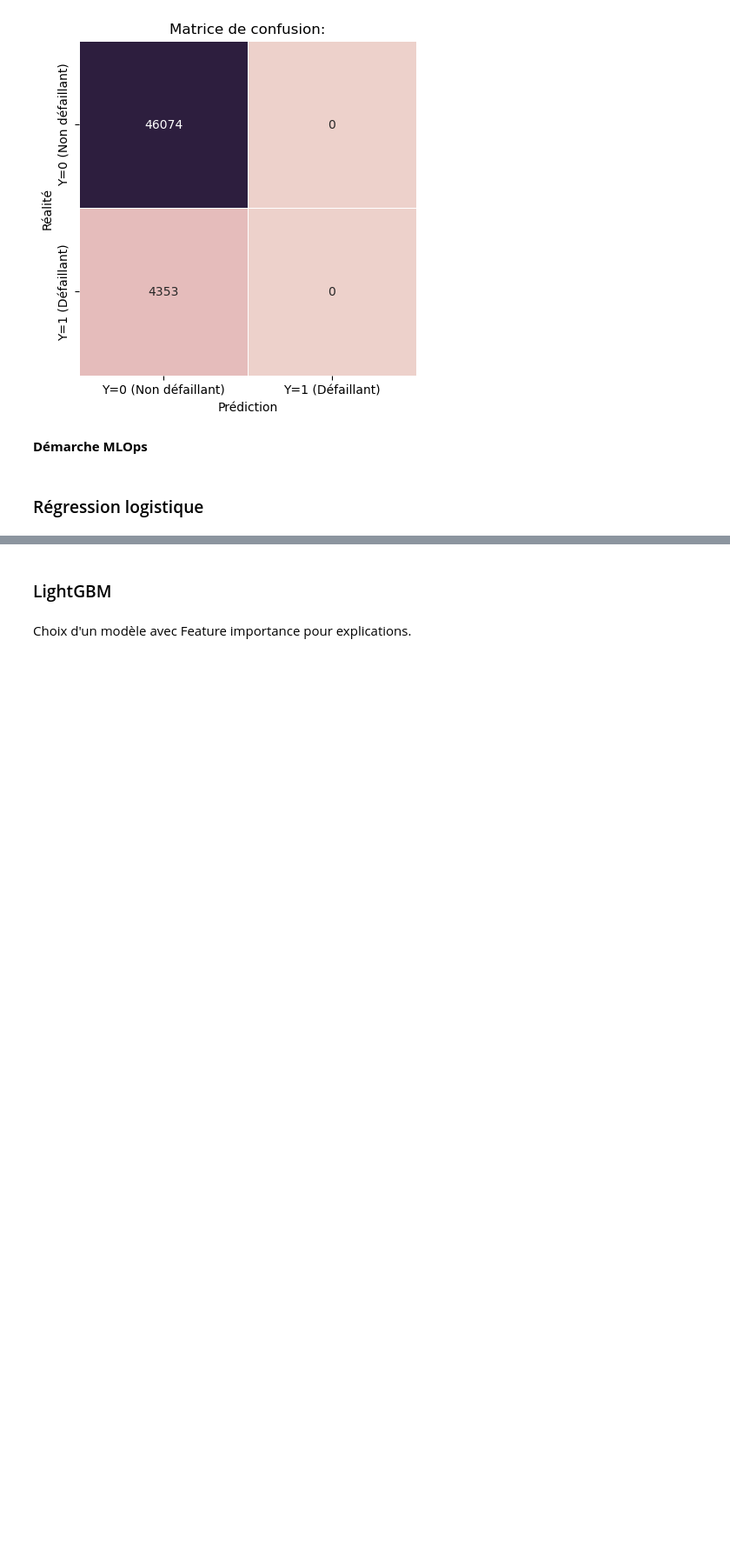
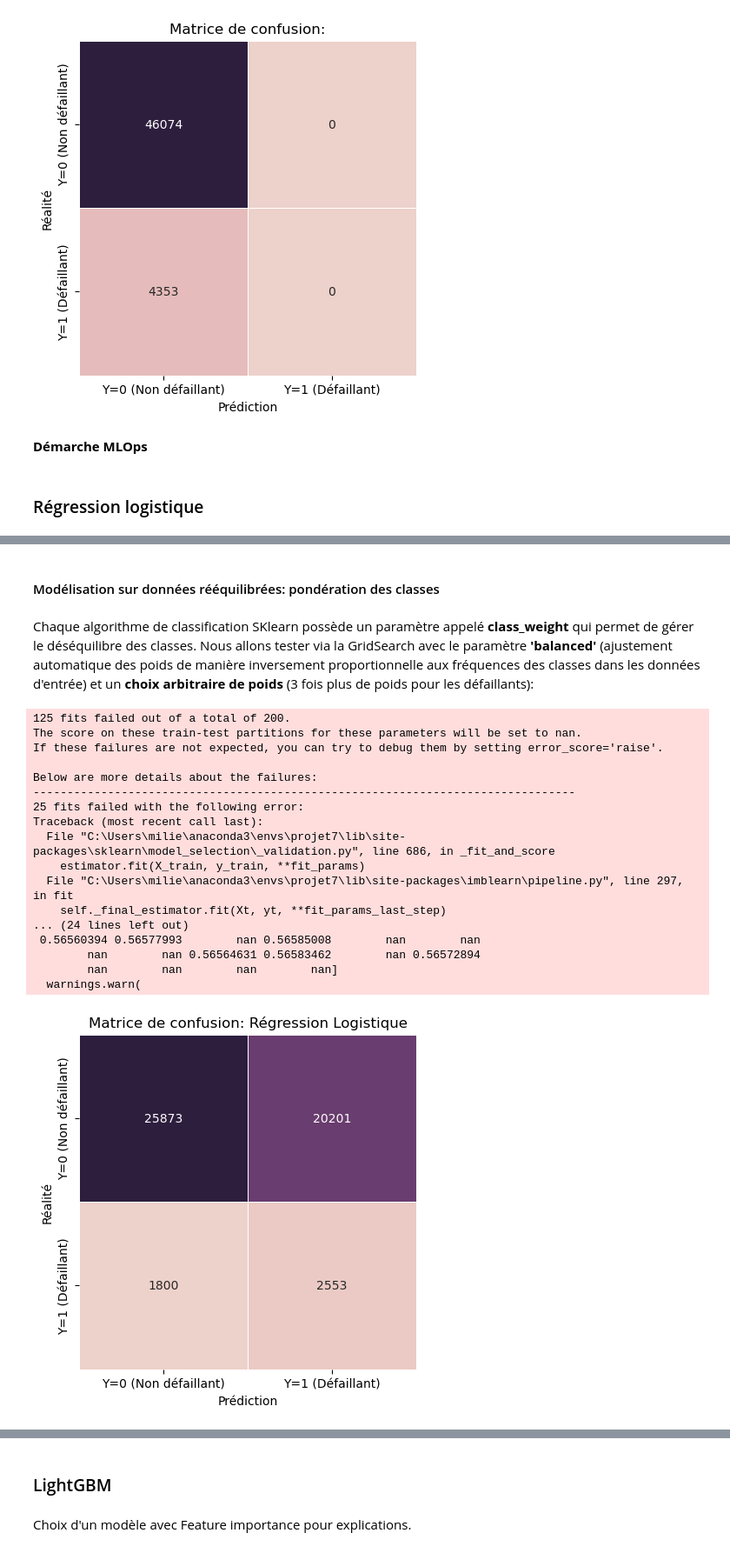
Before and after one commit to Milie-Mimi/OC_DS_Project7_, a Jupyter notebook: GROSCHENE_Emilie_2_model_032023.ipynb, the cells around one changed output, grey strips where cells are left out. Shown at 87% size. Drawn from its saved outputs; the diff is of its cells as text; code cells hidden in the pictures; blank space fills up the shorter version.

```diff
--- a/GROSCHENE_Emilie_2_model_032023.ipynb
+++ b/GROSCHENE_Emilie_2_model_032023.ipynb
@@ -186,0 +170,6 @@ Ces différentes étapes seront intégrées dans la pipeline du modèle.
+# %%
+# Sur échantillonnage de la classe minoritaire (10% de la classe majoritaire ~= 23000)
+oversampler = SMOTE(sampling_strategy=0)
+# %%
+# Sous échantillonnage pour réduire la classe majoritaire (50% de plus que la classe minoritaire ~= 46000
+undersampler = RandomUnderSampler(sampling_strategy=0)
@@ -285,7 +294,7 @@ def pipeline_model_balanced(model, numeric_features, numeric_transformer,
 # %%
 def optimize_and_train_model(pipeline_model, xtrain, ytrain, params, scoring):
 
-    _ = pipeline_model.fit(xtrain, ytrain)
+    _ = pipeline_model.fit_resample(xtrain, ytrain)
 
 
     # Réglage automatique des meilleurs hyperparamètres avec GridSearchCV
@@ -778,0 +613,20 @@ https://vitalflux.com/class-imbalance-class-weight-python-sklearn/
+# %%
+def optimize_and_train_model(pipeline_model, xtrain, ytrain, params, scoring):
+
+    _ = pipeline_model.fit_resample(xtrain, ytrain)
+
+
+    # Réglage automatique des meilleurs hyperparamètres avec GridSearchCV
+    inner_cv = KFold(n_splits = 5, shuffle = True, random_state = 42)
+    model_grid_cv = GridSearchCV(pipeline_model,
+                                 param_grid = params,
+                                 cv = inner_cv,
+                                 scoring = scoring,
+                                 refit=True)
+
+    model_grid_cv.fit(xtrain, ytrain)
+
+    best_model = model_grid_cv.best_estimator_
+    best_params = model_grid_cv.best_params_
+
+    return best_model, best_params
@@ -778,0 +731,38 @@ https://vitalflux.com/class-imbalance-class-weight-python-sklearn/
+# %% [markdown]
+#### Modélisation sur données rééquilibrées: pondération des classes
+# %% [markdown]
+Chaque algorithme de classification SKlearn possède un paramètre appelé **class_weight** qui permet de gérer le déséquilibre des classes. Nous allons tester via la GridSearch avec le paramètre **'balanced'** (ajustement automatique des poids de manière inversement proportionnelle aux fréquences des classes dans les données d'entrée) et un **choix arbitraire de poids** (3 fois plus de poids pour les défaillants):
+# %%
+reglog_cw, df_reglog_cw = best_model(model_name = 'Régression Logistique',
+                                     model = LogisticRegression(max_iter = 200, random_state=42),
+                                     xtrain = X_train,
+                                     numeric_features = feats_reglog,
+                                     numeric_transformer = StandardScaler(),
+                                     ytrain = y_train,
+                               params={"classifier__penalty": ['l2', 'l1'],
+                                       "classifier__solver": ['lbfgs', 'saga'],
+                                       "classifier__C": [100, 10, 1.0, 0.1, 0.01],
+                                       "classifier__class_weight": ['balanced', '{0:1, 1:3}']},
+                               scoring = make_scorer(score_metier),
+                               xtest = X_test,
+                               ytest = y_test,
+                               oversampling_strategy = 0.1, undersampling_strategy = 0.5, balanced = False)
+# %% [output]
+125 fits failed out of a total of 200.
+The score on these train-test partitions for these parameters will be set to nan.
+If these failures are not expected, you can try to debug them by setting error_score='raise'.
+
+Below are more details about the failures:
+--------------------------------------------------------------------------------
+25 fits failed with the following error:
+Traceback (most recent call last):
+  File "C:\Users\milie\anaconda3\envs\projet7\lib\site-packages\sklearn\model_selection\_validation.py", line 686, in _fit_and_score
+    estimator.fit(X_train, y_train, **fit_params)
+  File "C:\Users\milie\anaconda3\envs\projet7\lib\site-packages\imblearn\pipeline.py", line 297, in fit
+    self._final_estimator.fit(Xt, yt, **fit_params_last_step)
+... (24 lines left out)
+ 0.56560394 0.56577993        nan 0.56585008        nan        nan
+        nan        nan 0.56564631 0.56583462        nan 0.56572894
+        nan        nan        nan        nan]
+  warnings.warn(
+[figure, added]
```
Also changed, not shown: parts of 69 cells of this notebook.
